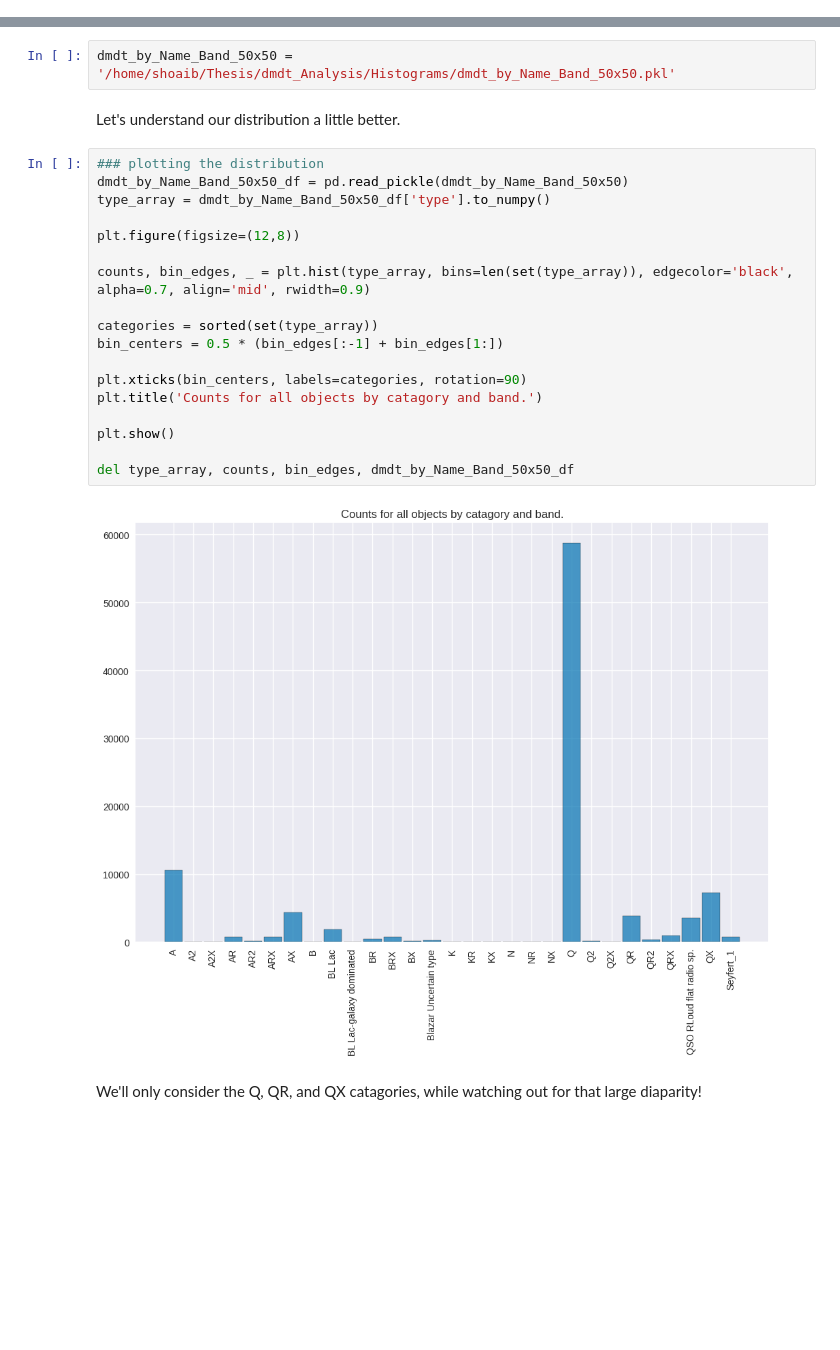
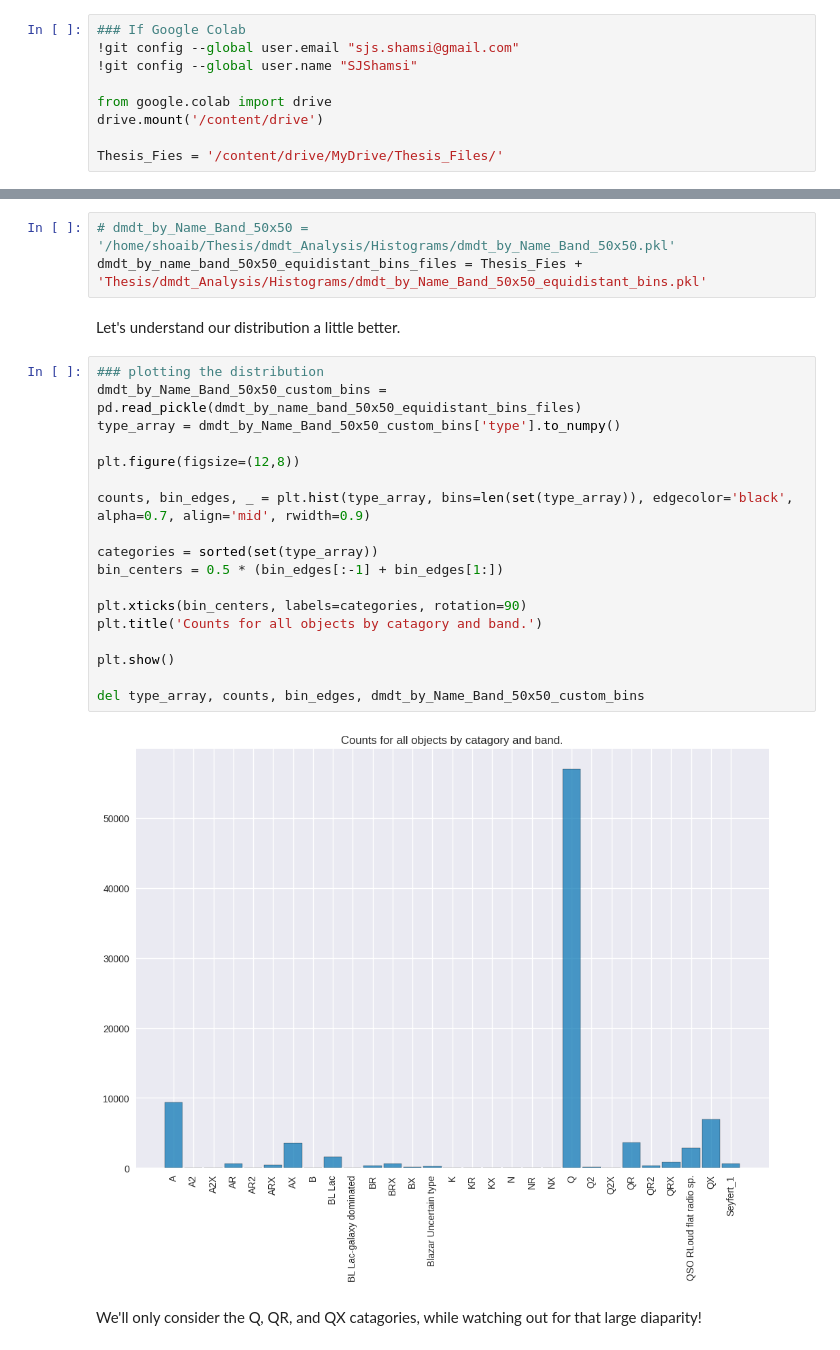
Before and after one commit to sjshamsi/Thesis, a Jupyter notebook: dmdt_Analysis/dmdt_RPCA_application.ipynb, the cells around one changed output, grey strips where cells are left out. Cells and saved outputs as stored; diff of their text form; blank space fills up the shorter version.

```diff
--- a/dmdt_Analysis/dmdt_RPCA_application.ipynb
+++ b/dmdt_Analysis/dmdt_RPCA_application.ipynb
@@ -0,0 +1,9 @@
+# %%
+### If Google Colab
+!git config --global user.email "sjs.shamsi@gmail.com"
+!git config --global user.name "SJShamsi"
+
+from google.colab import drive
+drive.mount('/content/drive')
+
+Thesis_Fies = '/content/drive/MyDrive/Thesis_Files/'
@@ -8,29 +19,30 @@ import matplotlib.pyplot as plt
 plt.style.use('seaborn-v0_8')
 plt.style.use('seaborn-v0_8-colorblind')
 # %%
-dmdt_by_Name_Band_50x50 = '/home/shoaib/Thesis/dmdt_Analysis/Histograms/dmdt_by_Name_Band_50x50.pkl'
+# dmdt_by_Name_Band_50x50 = '/home/shoaib/Thesis/dmdt_Analysis/Histograms/dmdt_by_Name_Band_50x50.pkl'
+dmdt_by_name_band_50x50_equidistant_bins_files = Thesis_Fies + 'Thesis/dmdt_Analysis/Histograms/dmdt_by_Name_Band_50x50_equidistant_bins.pkl'
 # %% [markdown]
 Let's understand our distribution a little better.
 # %%
 ### plotting the distribution
-dmdt_by_Name_Band_50x50_df = pd.read_pickle(dmdt_by_Name_Band_50x50)
-type_array = dmdt_by_Name_Band_50x50_df['type'].to_numpy()
+dmdt_by_Name_Band_50x50_custom_bins = pd.read_pickle(dmdt_by_name_band_50x50_equidistant_bins_files)
+type_array = dmdt_by_Name_Band_50x50_custom_bins['type'].to_numpy()
 
 plt.figure(figsize=(12,8))
 
 counts, bin_edges, _ = plt.hist(type_array, bins=len(set(type_array)), edgecolor='black', alpha=0.7, align='mid', rwidth=0.9)
 
 categories = sorted(set(type_array))
 bin_centers = 0.5 * (bin_edges[:-1] + bin_edges[1:])
 
 plt.xticks(bin_centers, labels=categories, rotation=90)
 plt.title('Counts for all objects by catagory and band.')
 
 plt.show()
 
-del type_array, counts, bin_edges, dmdt_by_Name_Band_50x50_df
+del type_array, counts, bin_edges, dmdt_by_Name_Band_50x50_custom_bins
 # %% [output]
-[figure, old version]
+[figure, new version]
 # %% [markdown]
 We'll only consider the Q, QR, and QX catagories, while watching out for that large diaparity!
 # %% [markdown]
```
Also changed, not shown: parts of 13 cells of this notebook, 17 other files.
